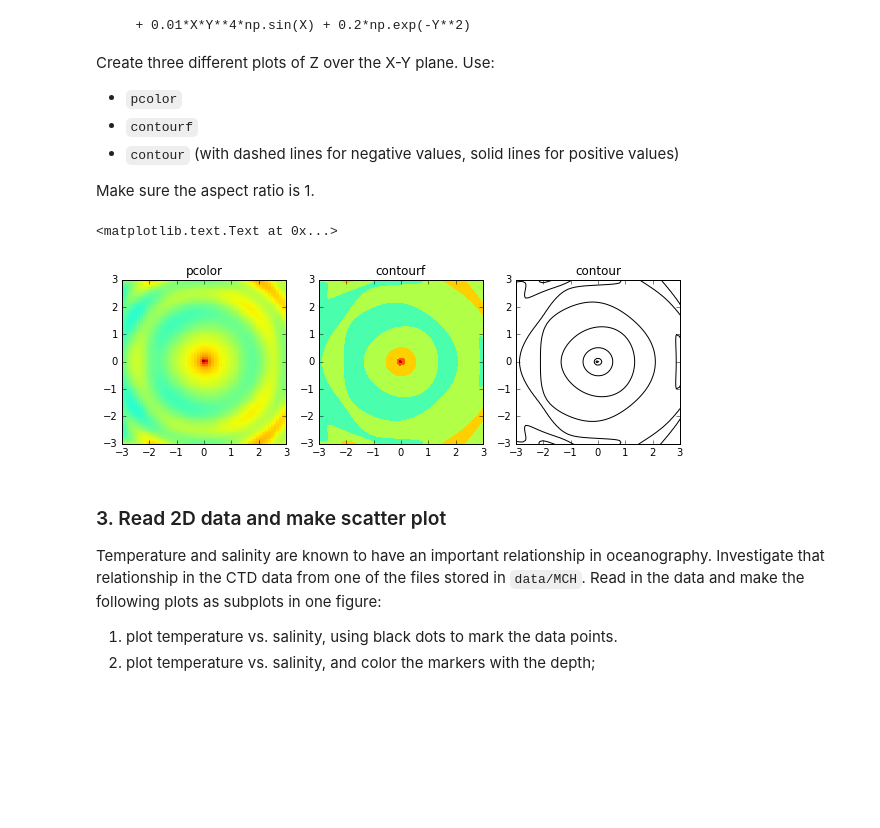
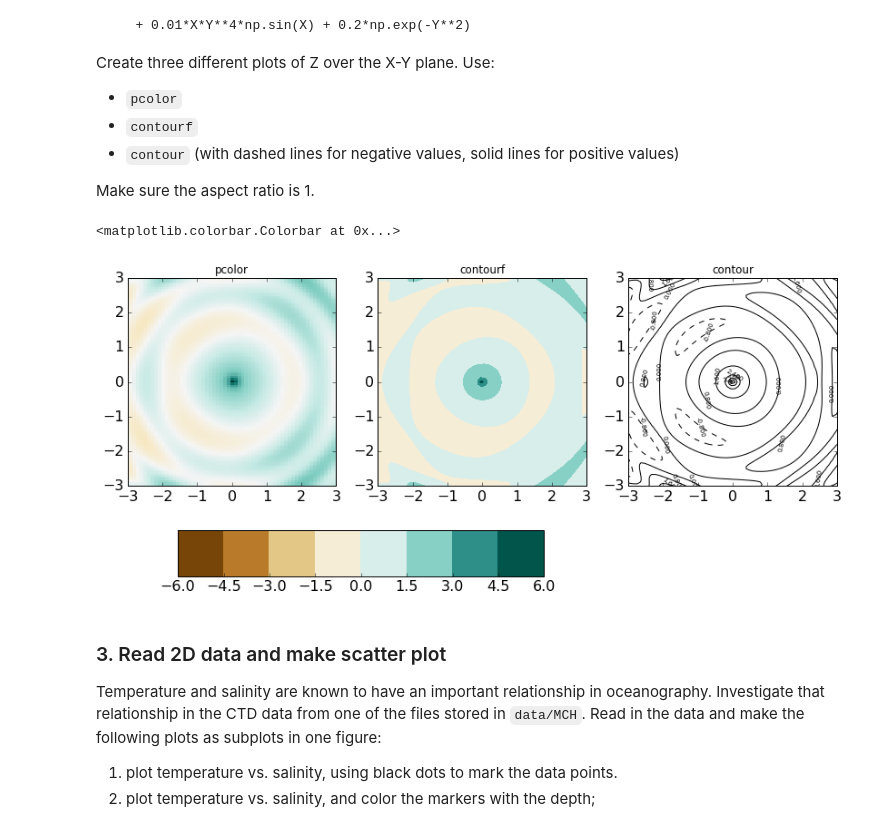
Before and after one commit to djvecellio/OCNG689-hw, a Jupyter notebook: hw04-solution.ipynb, the cells around one changed output. Drawn from its saved outputs; the diff is of its cells as text; code cells hidden in the pictures; blank space fills up the shorter version.

```diff
--- a/hw04-solution.ipynb
+++ b/hw04-solution.ipynb
@@ -75,15 +77,15 @@ for b in yrs:
 colors = ['red','purple','goldenrod','limegreen']
 styles = ['-','--','-.',':']
 
-mpl.rcParams['xtick.labelsize'] = 18
-mpl.rcParams['ytick.labelsize'] = 18
+mpl.rcParams['xtick.labelsize'] = 16
+mpl.rcParams['ytick.labelsize'] = 16
 
 fig, ax1 = plt.subplots(figsize = (16,7))
 
 ax1.plot(mean.dis,'k-',lw=4,label='Mean')
 ax1.fill_between(mean.index, mean.dis - std.dis, mean.dis + std.dis,color='lightgrey')
 for d in range(len(yrs)):
-    ax1.plot(full_flood[d],c=colors[d],ls=styles[d],marker=None,lw=3,label=str(yrs[d]))
+    ax1.plot(full_flood[d],c=colors[d],ls=styles[d],marker=None,lw=3.5,label=str(yrs[d]))
 ax1.set_title('Merrimack River floods at Lowell, MA',fontsize=20)
 ax1.set_ylabel('Discharge [m$^{3}$ s$^{-1}$]',fontsize=18)
 ax1.set_xticks([0,30,59,90,120,151,181,212,243,273,304,334])
@@ -113,33 +115,39 @@ Make sure the aspect ratio is 1.
 # %%
 X, Y = np.meshgrid(np.linspace(-4.2, 6.2, 101), np.linspace(-3.2, 3.2, 101))
 Z = np.cos(X**2+Y**2)*(X**2+Y**2)**-0.25 + 0.2*X*Y*np.sin(Y) \
    + 0.01*X*Y**4*np.sin(X) + 0.2*np.exp(-Y**2)
 
-fig = plt.figure(figsize=(10,10))
+levels = np.linspace(-5,5,0.25)
+
+fig = plt.figure(figsize=(14,14))
 ax1 = fig.add_subplot(131)
 ax1.set_xlim(-3,3)
 ax1.set_ylim(-3,3)
-ax1.pcolor(X,Y,Z)
+ax1.pcolor(X,Y,Z,cmap='BrBG')
 ax1.set_aspect(1)
 ax1.set_title('pcolor')
 
 ax2 = fig.add_subplot(132)
 ax2.set_xlim(-3,3)
 ax2.set_ylim(-3,3)
-ax2.contourf(X,Y,Z)
+mappable = ax2.contourf(X,Y,Z,cmap='BrBG')
 ax2.set_aspect(1)
 ax2.set_title('contourf')
 
 ax3 = fig.add_subplot(133)
-matplotlib.rcParams['contour.negative_linestyle'] = 'dashed'
-ax3.contour(X,Y,Z,colors='k')
+mpl.rcParams['contour.negative_linestyle'] = 'dashed'
+cs = ax3.contour(X,Y,Z,15,colors='k')
+ax3.clabel(cs,fontsize=7,inline=0)
 ax3.set_xlim(-3,3)
 ax3.set_ylim(-3,3)
 ax3.set_aspect(1)
 ax3.set_title('contour')
+
+cbar_ax = fig.add_axes([0.18, 0.3, 0.4, 0.05])
+fig.colorbar(mappable,orientation='horizontal',cax=cbar_ax)
 # %% [output]
-<matplotlib.text.Text at 0x...>
+<matplotlib.colorbar.Colorbar at 0x...>
-[figure, old version]
+[figure, new version]
 # %% [markdown]
 ### 3. Read 2D data and make scatter plot
 
```
Also changed, not shown: parts of 7 cells of this notebook.
